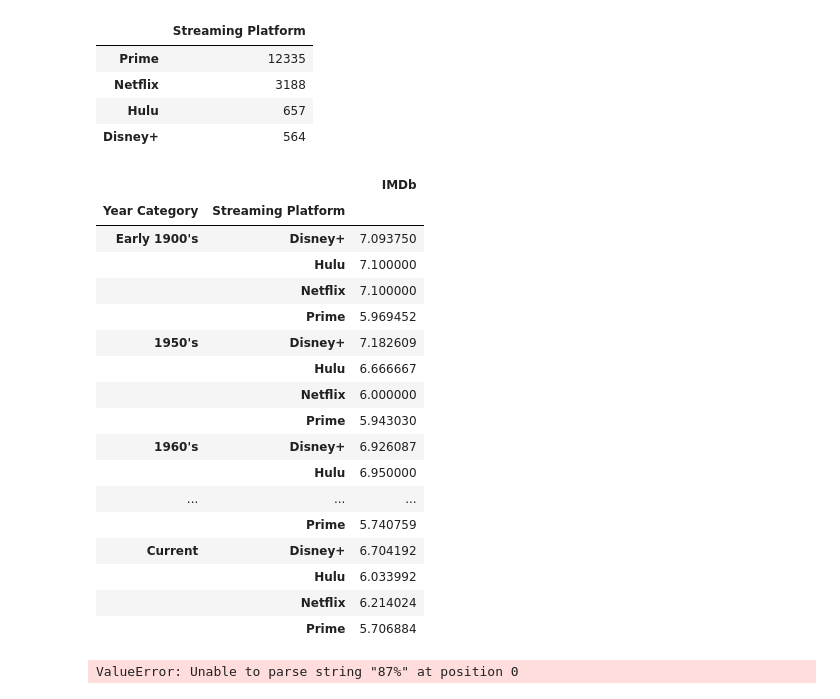
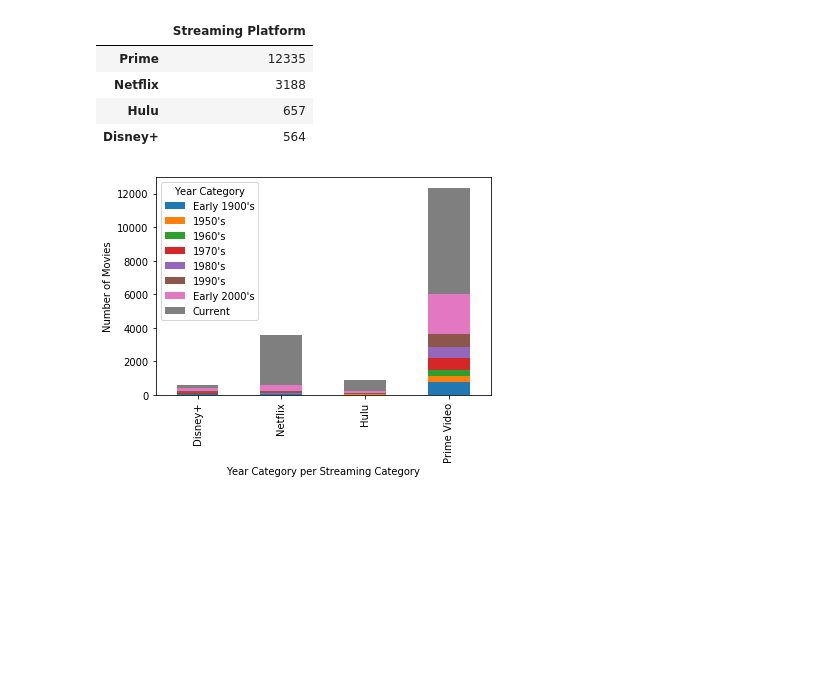
Before and after one commit to tracygoznikar/Project-1, a Jupyter notebook: Project1-Year Analysis.ipynb, the cells around one changed output. Drawn from its saved outputs; the diff is of its cells as text; code cells hidden in the pictures; blank space fills up the shorter version.

```diff
--- a/Project1-Year Analysis.ipynb
+++ b/Project1-Year Analysis.ipynb
@@ -129,30 +121,16 @@ platform_counts_df
 | Netflix | 3188 |
 | Hulu | 657 |
 | Disney+ | 564 |
-# %%
-year_analysis_imdb_df = year_df.groupby(['Year Category', 'Streaming Platform'])[['IMDb']].mean()
-year_analysis_imdb_df
-# %% [output]
-|  |  | IMDb |
-| Year Category | Streaming Platform |  |
-| Early 1900's | Disney+ | 7.093750 |
-|  | Hulu | 7.100000 |
-|  | Netflix | 7.100000 |
-|  | Prime | 5.969452 |
-| 1950's | Disney+ | 7.182609 |
-|  | Hulu | 6.666667 |
-|  | Netflix | 6.000000 |
-|  | Prime | 5.943030 |
-| 1960's | Disney+ | 6.926087 |
-|  | Hulu | 6.950000 |
-| ... | ... | ... |
-|  | Prime | 5.740759 |
-| Current | Disney+ | 6.704192 |
-|  | Hulu | 6.033992 |
-|  | Netflix | 6.214024 |
-|  | Prime | 5.706884 |
-# %%
-year_analysis_tomatoes_df = year_df.groupby(['Year Category', 'Streaming Platform'])[['Rotten Tomatoes']].mean()
-year_analysis_tmatoes_df
-# %% [output]
-ValueError: Unable to parse string "87%" at position 0
+# %%
+
+year_analysis = year_df.groupby(['Year Category'])[['Disney+', 'Netflix', 'Hulu', 'Prime Video']].sum()
+year_analysis
+year_analysis2 = year_analysis.T
+# %%
+count_chart = year_analysis2.plot(kind='bar', stacked=True)
+count_chart.set_xlabel("Year Category per Streaming Category")
+count_chart.set_ylabel('Number of Movies')
+
+plt.show()
+# %% [output]
+[figure, added]
```
Also changed, not shown: parts of 13 cells of this notebook.
